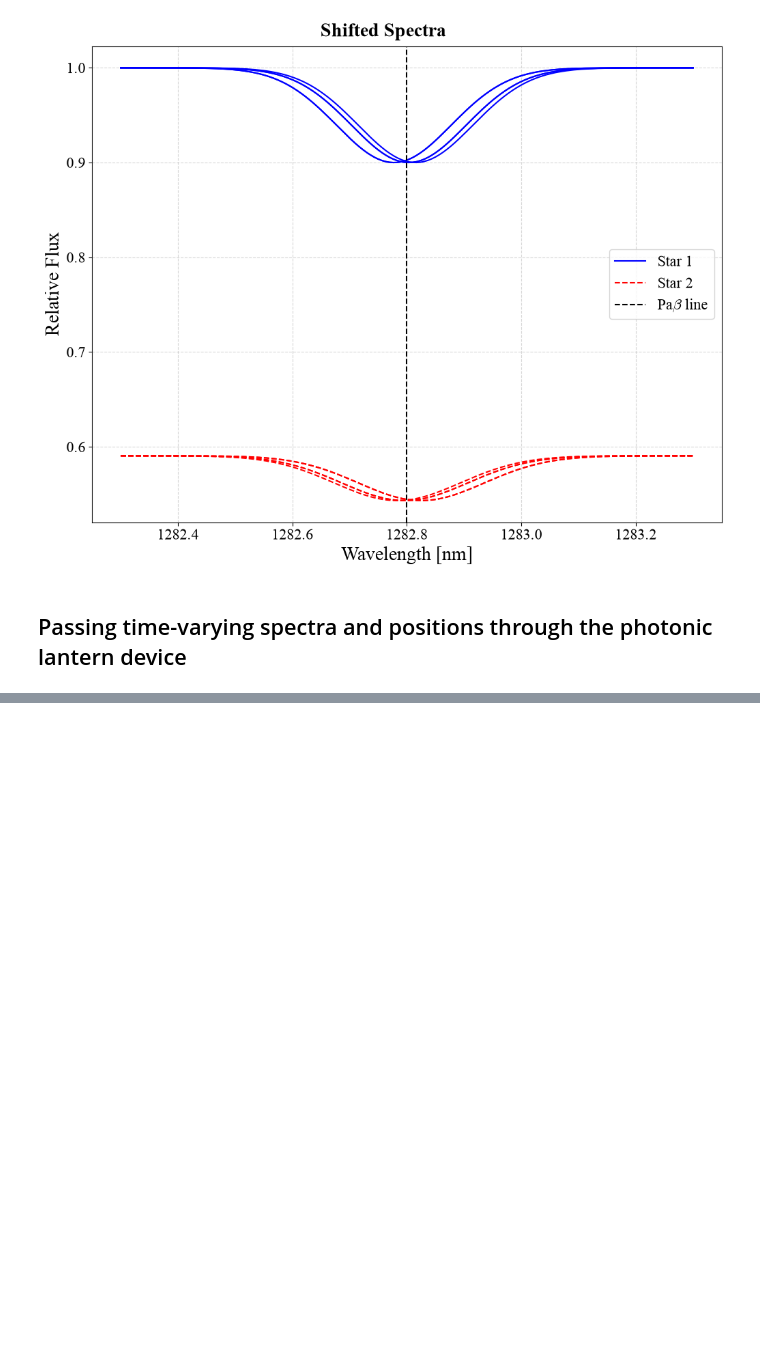
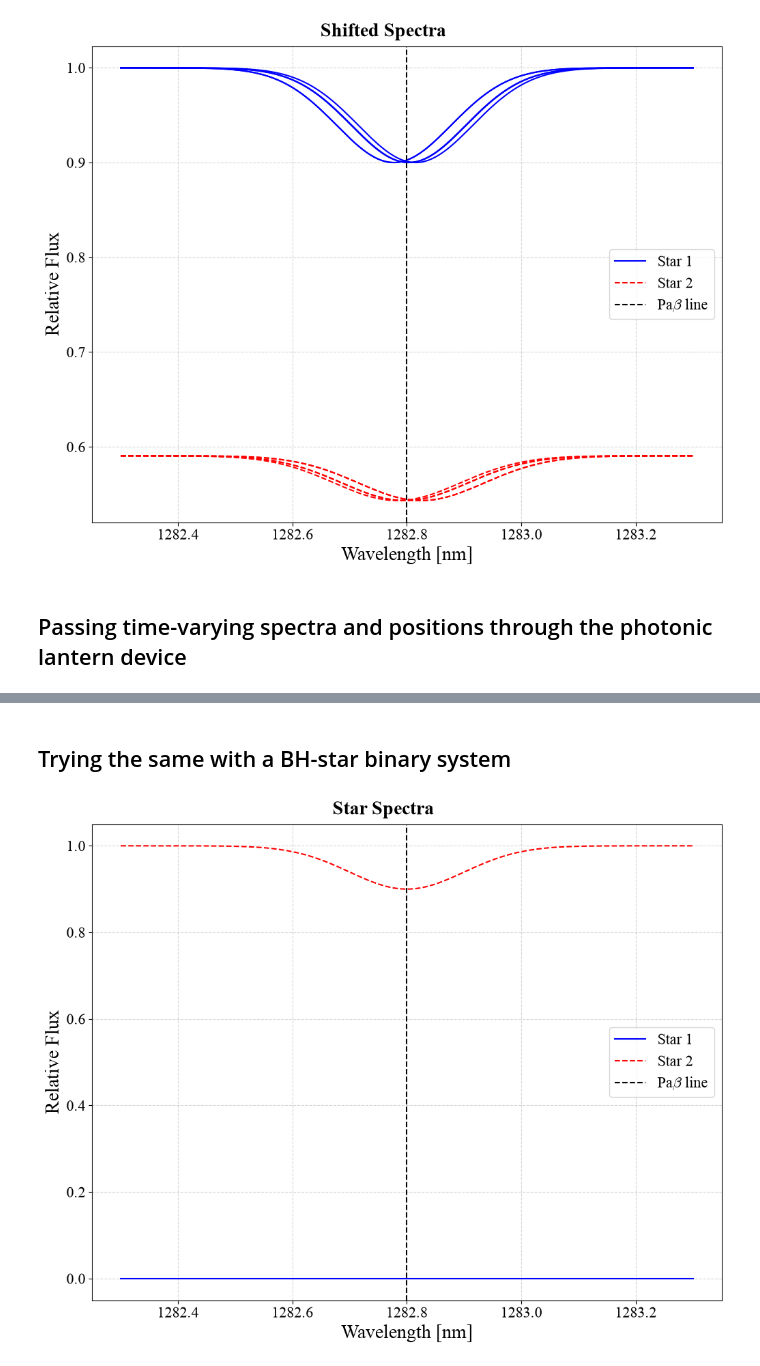
Before and after one commit to saividyud/Second-Year-Project, a Jupyter notebook: transient_observations.ipynb, the cells around one changed output, grey strips where cells are left out. Cells and saved outputs as stored; diff of their text form; code cells hidden in the pictures; blank space fills up the shorter version.

Commit message:
Implemented single star fitting for BH binaries

```diff
--- a/transient_observations.ipynb
+++ b/transient_observations.ipynb
@@ -654,0 +658,47 @@ plt.show()
+# %% [markdown]
+## Trying the same with a BH-star binary system
+# %%
+# Flux of the continuum of the stars
+F_1 = 0
+F_2 = 1
+
+# Depth of the line
+A_LINE_1 = 0.9
+A_LINE_2 = 0.9
+
+# Middle wavelength of each absorption line
+WAV_MIDDLE_1 = WAV_MIDDLE
+WAV_MIDDLE_2 = WAV_MIDDLE
+
+# Width of each absorption line
+WAV_WIDTH_1 = WAV_WIDTH
+WAV_WIDTH_2 = WAV_WIDTH
+
+# Spectrum of star 1
+star1_spectrum = functions.create_spectrum(F_1, A_LINE_1, WAV_MIDDLE_1, WAV_WIDTH_1, WAV_RANGE)
+
+# Spectrum of star 2
+star2_spectrum = functions.create_spectrum(F_2, A_LINE_2, WAV_MIDDLE_2, WAV_WIDTH_2, WAV_RANGE)
+
+# Plotting the spectra
+fig = plt.figure()
+fig.set_constrained_layout(True)
+ax = fig.add_subplot()
+
+fig.suptitle('Star Spectra')
+
+ax.plot(WAV_RANGE, star1_spectrum, label='Star 1', color='b', linestyle='-')
+ax.plot(WAV_RANGE, star2_spectrum, label='Star 2', color='r', linestyle='--')
+
+ax.axvline(WAV_MIDDLE, color='k', linestyle='--', label='Pa$\\beta$ line')
+
+ax.set_xlabel('Wavelength [nm]')
+ax.set_ylabel('Relative Flux')
+
+ax.grid(True, linestyle='--', alpha=0.5)
+
+ax.legend()
+
+plt.show()
+# %% [output]
+[figure, added]
```
Also changed, not shown: parts of 18 cells of this notebook.
